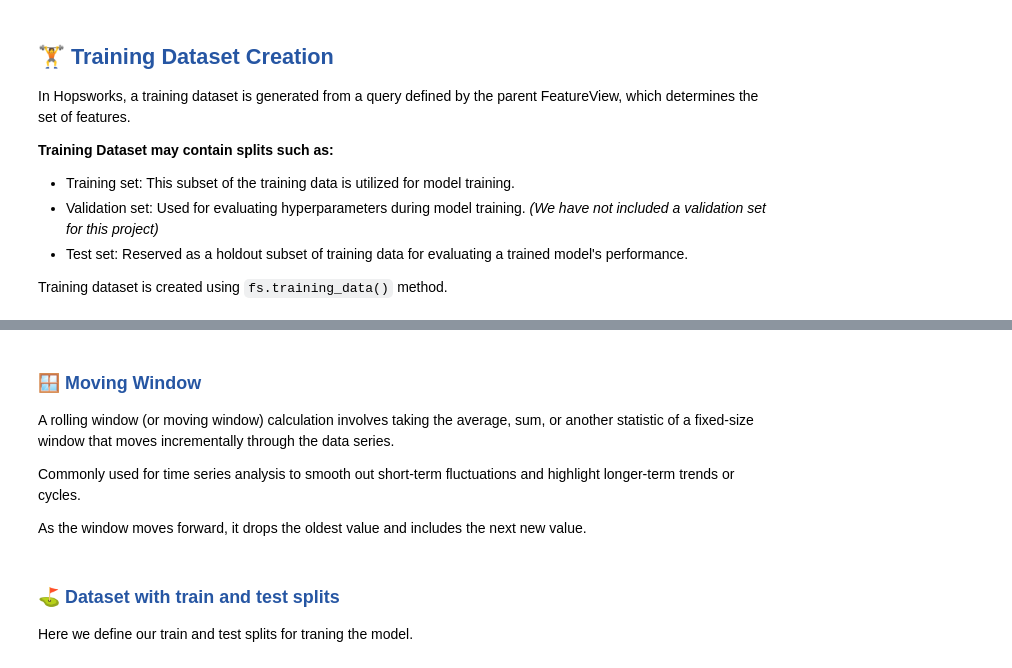
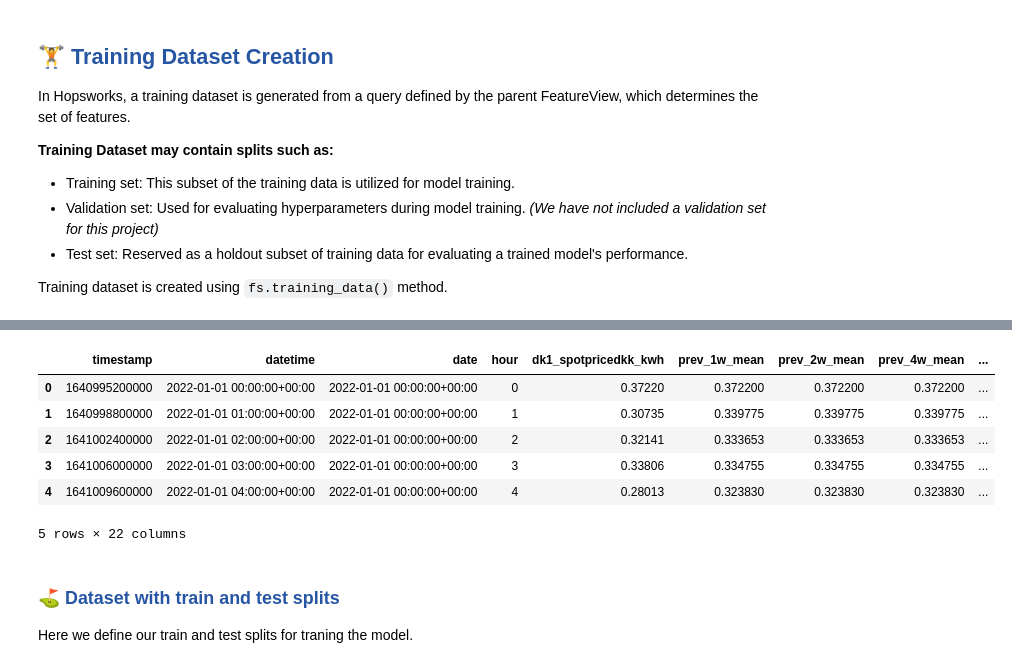
Before and after one commit to Benj3037/bds_m7_second-semester-project, a Jupyter notebook: pipeline/3_1_training_pipeline_xgb.ipynb, the cells around one changed output, grey strips where cells are left out. Drawn from its saved outputs; the diff is of its cells as text; code cells hidden in the pictures.

```diff
--- a/pipeline/3_1_training_pipeline_xgb.ipynb
+++ b/pipeline/3_1_training_pipeline_xgb.ipynb
@@ -138,16 +159,17 @@ df.info()
 # %%
 # Sorting the dataframe by timestamp for better performance for temporal models
 df.sort_values(by='timestamp', ascending=True, inplace=True)
 
 # Resetting the index of the dataframe
 df = df.reset_index(drop=True)
 
 # Display the first 5 rows of the training data
-df.head()
+df.head(5)
+# %% [output]
+|  | timestamp | datetime | date | hour | dk1_spotpricedkk_kwh | prev_1w_mean | prev_2w_mean | prev_4w_mean | ... |
+| 0 | 1640995200000 | 2022-01-01 00:00:00+00:00 | 2022-01-01 00:00:00+00:00 | 0 | 0.37220 | 0.372200 | 0.372200 | 0.372200 | ... |
+| 1 | 1640998800000 | 2022-01-01 01:00:00+00:00 | 2022-01-01 00:00:00+00:00 | 1 | 0.30735 | 0.339775 | 0.339775 | 0.339775 | ... |
+| 2 | 1641002400000 | 2022-01-01 02:00:00+00:00 | 2022-01-01 00:00:00+00:00 | 2 | 0.32141 | 0.333653 | 0.333653 | 0.333653 | ... |
+| 3 | 1641006000000 | 2022-01-01 03:00:00+00:00 | 2022-01-01 00:00:00+00:00 | 3 | 0.33806 | 0.334755 | 0.334755 | 0.334755 | ... |
+| 4 | 1641009600000 | 2022-01-01 04:00:00+00:00 | 2022-01-01 00:00:00+00:00 | 4 | 0.28013 | 0.323830 | 0.323830 | 0.323830 | ... |
+5 rows × 22 columns
-# %% [markdown]
-### <span style="color:#2656a3;"> 🪟 Moving Window</span>
-A rolling window (or moving window) calculation involves taking the average, sum, or another statistic of a fixed-size window that moves incrementally through the data series.
-
-Commonly used for time series analysis to smooth out short-term fluctuations and highlight longer-term trends or cycles.
-
-As the window moves forward, it drops the oldest value and includes the next new value.
```
Also changed, not shown: parts of 29 cells of this notebook, 5 other files.
